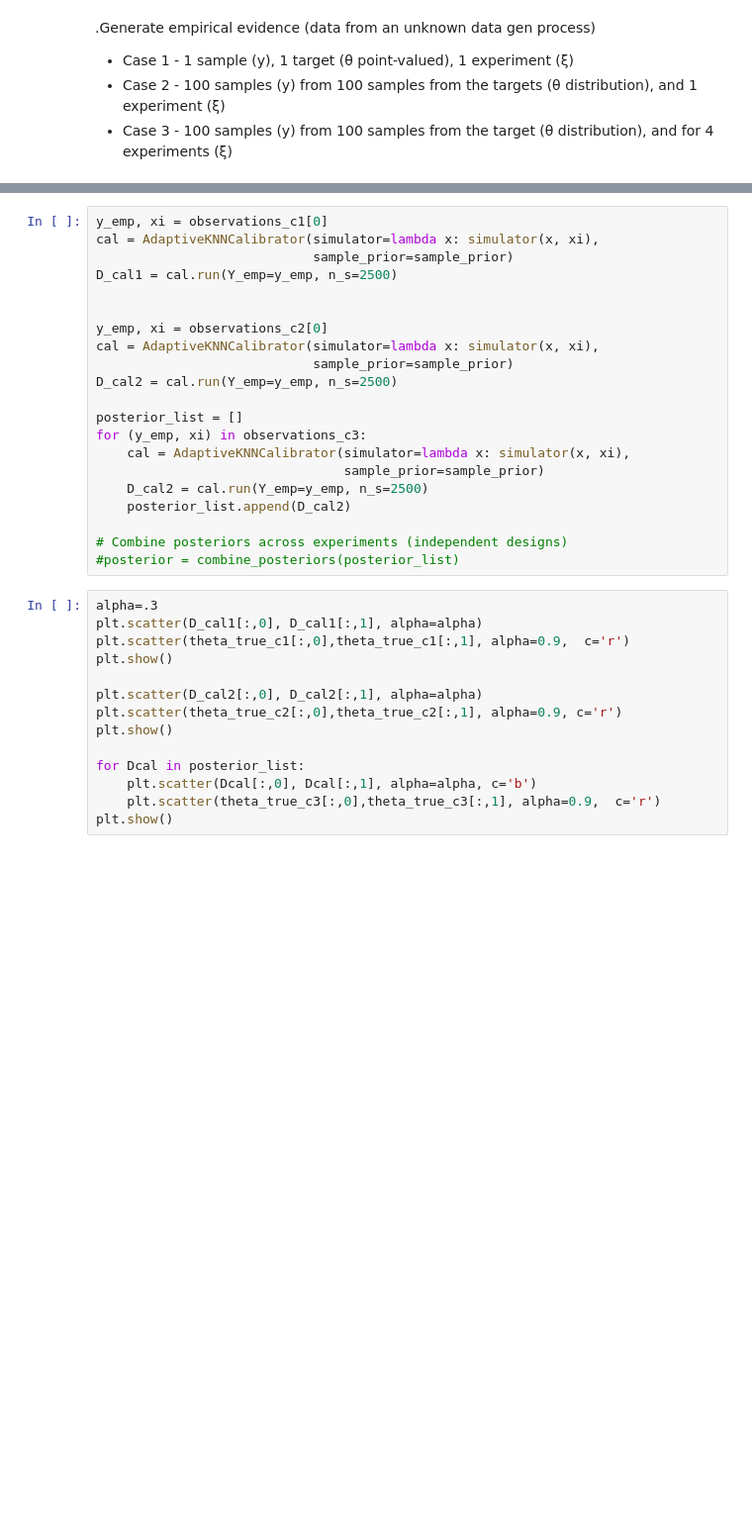
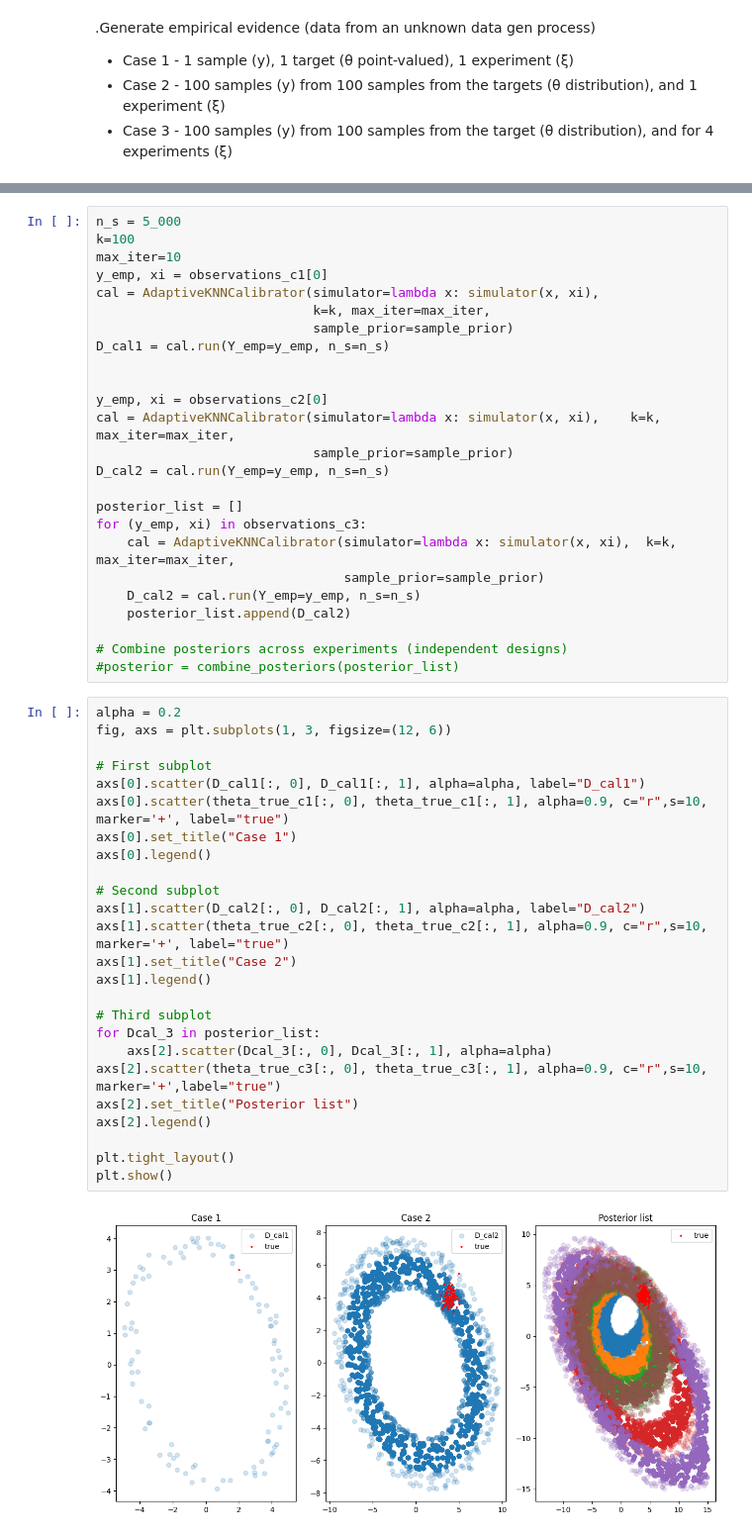
Before and after one commit to Roberock/KNNcalibrator, a Jupyter notebook: examples/knn_examples1_QuadraticFun_adaptive.ipynb, the cells around one changed output, grey strips where cells are left out. Shown at 99% size. Drawn from its saved outputs; the diff is of its cells as text; blank space fills up the shorter version.

Commit message:
added adaptive calss ISREM2026 first two use cases

```diff
--- a/examples/knn_examples1_QuadraticFun_adaptive.ipynb
+++ b/examples/knn_examples1_QuadraticFun_adaptive.ipynb
@@ -69,35 +55,52 @@ observations_c3 , theta_true_c3= data_generation_mechanism(case = 3)
 # %%
+n_s = 5_000
+k=100
+max_iter=10
 y_emp, xi = observations_c1[0]
 cal = AdaptiveKNNCalibrator(simulator=lambda x: simulator(x, xi),
+                            k=k, max_iter=max_iter,
                             sample_prior=sample_prior)
-D_cal1 = cal.run(Y_emp=y_emp, n_s=2500)
+D_cal1 = cal.run(Y_emp=y_emp, n_s=n_s)
 
 
 y_emp, xi = observations_c2[0]
-cal = AdaptiveKNNCalibrator(simulator=lambda x: simulator(x, xi),
+cal = AdaptiveKNNCalibrator(simulator=lambda x: simulator(x, xi),    k=k, max_iter=max_iter,
                             sample_prior=sample_prior)
-D_cal2 = cal.run(Y_emp=y_emp, n_s=2500)
+D_cal2 = cal.run(Y_emp=y_emp, n_s=n_s)
 
 posterior_list = []
 for (y_emp, xi) in observations_c3:
-    cal = AdaptiveKNNCalibrator(simulator=lambda x: simulator(x, xi),
+    cal = AdaptiveKNNCalibrator(simulator=lambda x: simulator(x, xi),  k=k, max_iter=max_iter,
                                 sample_prior=sample_prior)
-    D_cal2 = cal.run(Y_emp=y_emp, n_s=2500)
+    D_cal2 = cal.run(Y_emp=y_emp, n_s=n_s)
     posterior_list.append(D_cal2)
 
 # Combine posteriors across experiments (independent designs)
 #posterior = combine_posteriors(posterior_list)
 # %%
-alpha=.3
-plt.scatter(D_cal1[:,0], D_cal1[:,1], alpha=alpha)
-plt.scatter(theta_true_c1[:,0],theta_true_c1[:,1], alpha=0.9,  c='r')
+alpha = 0.2
+fig, axs = plt.subplots(1, 3, figsize=(12, 6))
+
+# First subplot
+axs[0].scatter(D_cal1[:, 0], D_cal1[:, 1], alpha=alpha, label="D_cal1")
+axs[0].scatter(theta_true_c1[:, 0], theta_true_c1[:, 1], alpha=0.9, c="r",s=10, marker='+', label="true")
+axs[0].set_title("Case 1")
+axs[0].legend()
+
+# Second subplot
+axs[1].scatter(D_cal2[:, 0], D_cal2[:, 1], alpha=alpha, label="D_cal2")
+axs[1].scatter(theta_true_c2[:, 0], theta_true_c2[:, 1], alpha=0.9, c="r",s=10, marker='+', label="true")
+axs[1].set_title("Case 2")
+axs[1].legend()
+
+# Third subplot
+for Dcal_3 in posterior_list:
+    axs[2].scatter(Dcal_3[:, 0], Dcal_3[:, 1], alpha=alpha)
+axs[2].scatter(theta_true_c3[:, 0], theta_true_c3[:, 1], alpha=0.9, c="r",s=10, marker='+',label="true")
+axs[2].set_title("Posterior list")
+axs[2].legend()
+
+plt.tight_layout()
 plt.show()
-
-plt.scatter(D_cal2[:,0], D_cal2[:,1], alpha=alpha)
-plt.scatter(theta_true_c2[:,0],theta_true_c2[:,1], alpha=0.9, c='r')
-plt.show()
-
-for Dcal in posterior_list:
-    plt.scatter(Dcal[:,0], Dcal[:,1], alpha=alpha, c='b')
-    plt.scatter(theta_true_c3[:,0],theta_true_c3[:,1], alpha=0.9,  c='r')
-plt.show()
+# %% [output]
+[figure, added]
```
Also changed, not shown: parts of 15 cells of this notebook, 7 other files.
